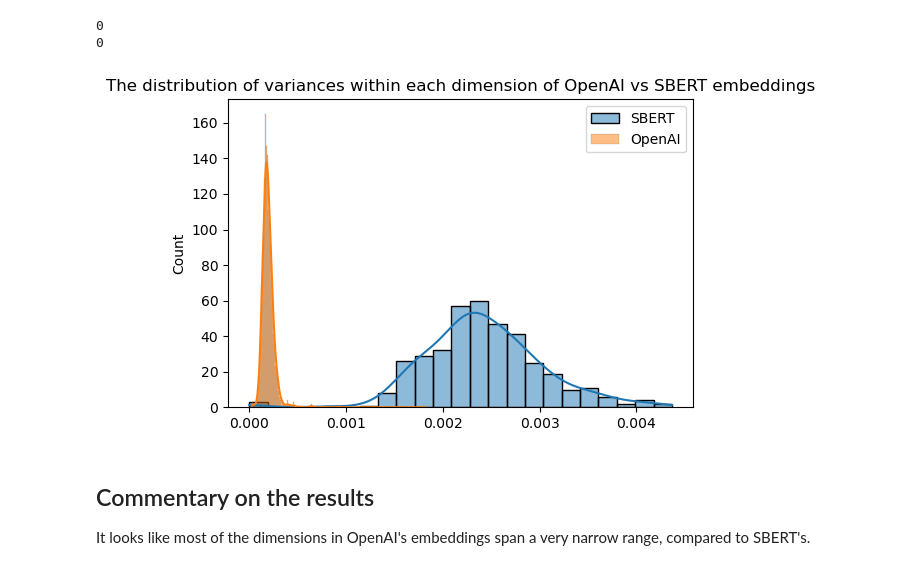
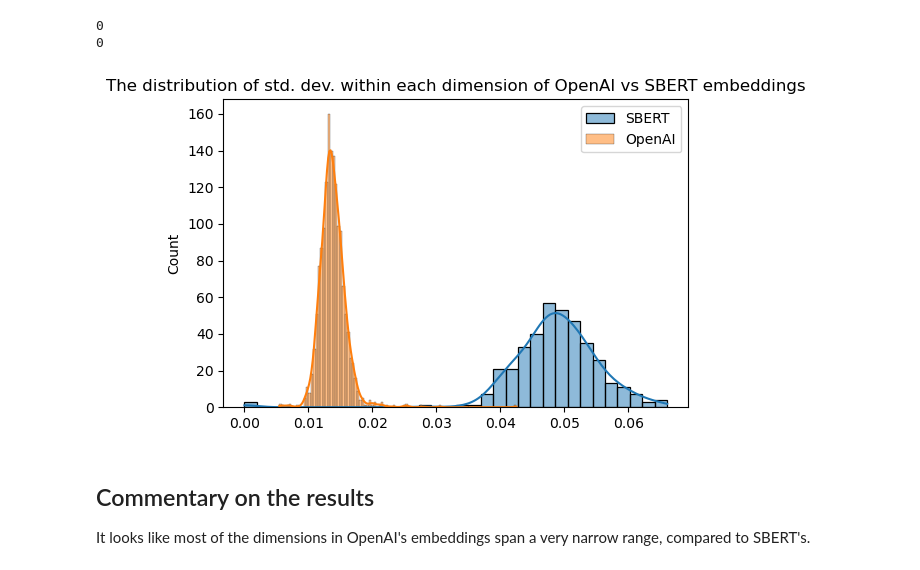
Before and after one commit to venusatuluri/analyses, a Jupyter notebook: openai_vs_sbert_embeddings.ipynb, the cells around one changed output. Cells and saved outputs as stored; diff of their text form; code cells hidden in the pictures.

```diff
--- a/openai_vs_sbert_embeddings.ipynb
+++ b/openai_vs_sbert_embeddings.ipynb
@@ -207,18 +229,18 @@ print(np.count_nonzero(sbert_embs_matrix) - np.shape(sbert_embs_matrix)[0] * np.
 0
 0
 # %%
-# let's get variance along each column of openai_embs_matrix
-openai_variances = np.var(openai_embs_matrix, axis=0)
-sbert_variances = np.var(sbert_embs_matrix, axis=0)
-# let's plot the distribution of variances in the same plot
+# let's get std. dev along each column of openai_embs_matrix
+openai_std = np.sqrt(np.var(openai_embs_matrix, axis=0))
+sbert_std = np.sqrt(np.var(sbert_embs_matrix, axis=0))
+# let's plot the distribution of std. dev in the same plot
 plt.figure(figsize=(6, 4))  # increase figure size for better visibility
-sns.histplot(sbert_variances, kde=True, label='SBERT')
-sns.histplot(openai_variances, kde=True, label='OpenAI')
+sns.histplot(sbert_std, kde=True, label='SBERT')
+sns.histplot(openai_std, kde=True, label='OpenAI')
 plt.legend()
-plt.title('The distribution of variances within each dimension of OpenAI vs SBERT embeddings')
+plt.title('The distribution of std. dev. within each dimension of OpenAI vs SBERT embeddings')
 plt.show()
 # %% [output]
-[figure, old version]
+[figure, new version]
 # %% [markdown]
 ## Commentary on the results
 It looks like most of the dimensions in OpenAI's embeddings span a very narrow range, compared to SBERT's.
```
Also changed, not shown: parts of 11 cells of this notebook.
